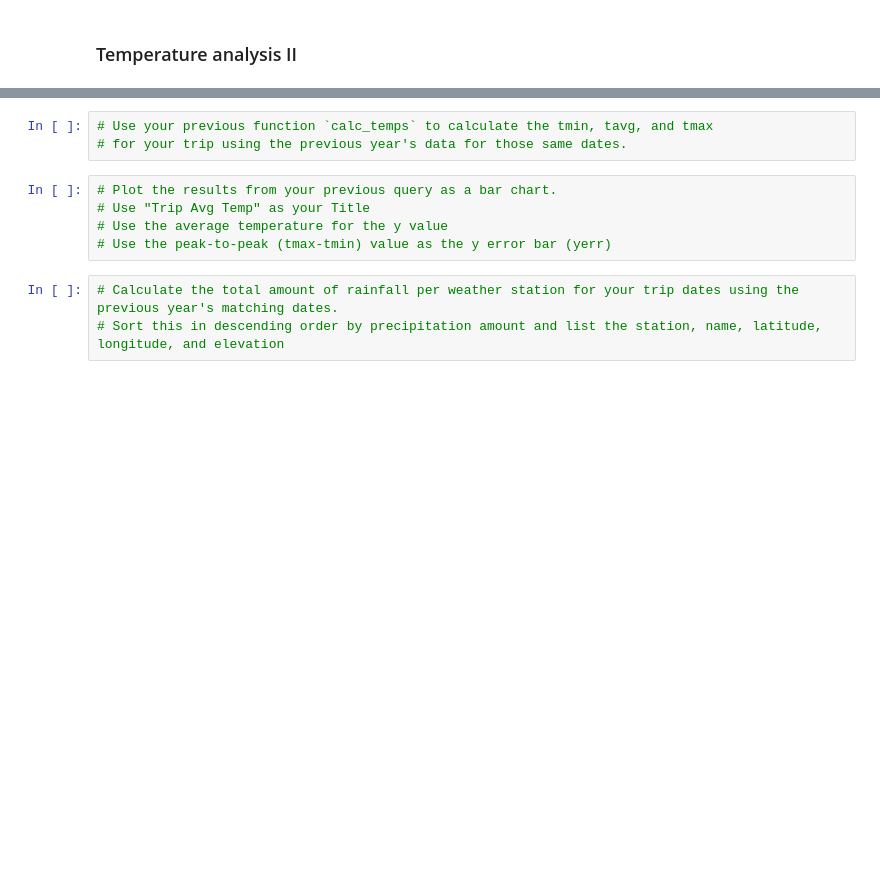
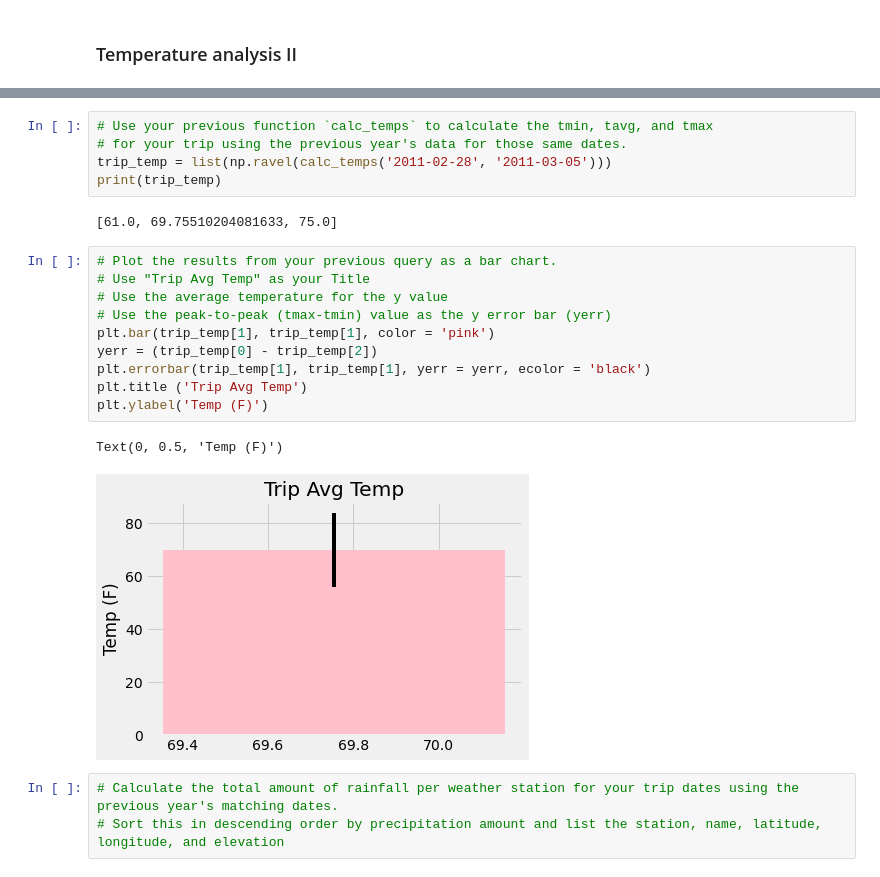
Before and after one commit to JohnShuford/SQLAlchemy-Challenge, a Jupyter notebook: climate.ipynb, the cells around one changed output, grey strips where cells are left out. Drawn from its saved outputs; the diff is of its cells as text; blank space fills up the shorter version.

Commit message:
Temp analysis II

```diff
--- a/climate.ipynb
+++ b/climate.ipynb
@@ -221,11 +221,23 @@ print(calc_temps('2012-02-28', '2012-03-05'))
 # %%
 # Use your previous function `calc_temps` to calculate the tmin, tavg, and tmax
 # for your trip using the previous year's data for those same dates.
+trip_temp = list(np.ravel(calc_temps('2011-02-28', '2011-03-05')))
+print(trip_temp)
+# %% [output]
+[61.0, 69.75510204081633, 75.0]
 # %%
 # Plot the results from your previous query as a bar chart.
 # Use "Trip Avg Temp" as your Title
 # Use the average temperature for the y value
 # Use the peak-to-peak (tmax-tmin) value as the y error bar (yerr)
+plt.bar(trip_temp[1], trip_temp[1], color = 'pink')
+yerr = (trip_temp[0] - trip_temp[2])
+plt.errorbar(trip_temp[1], trip_temp[1], yerr = yerr, ecolor = 'black')
+plt.title ('Trip Avg Temp')
+plt.ylabel('Temp (F)')
+# %% [output]
+Text(0, 0.5, 'Temp (F)')
+[figure, added]
 # %%
 # Calculate the total amount of rainfall per weather station for your trip dates using the previous year's matching dates.
 # Sort this in descending order by precipitation amount and list the station, name, latitude, longitude, and elevation
```
Also changed, not shown: parts of 3 cells of this notebook.
